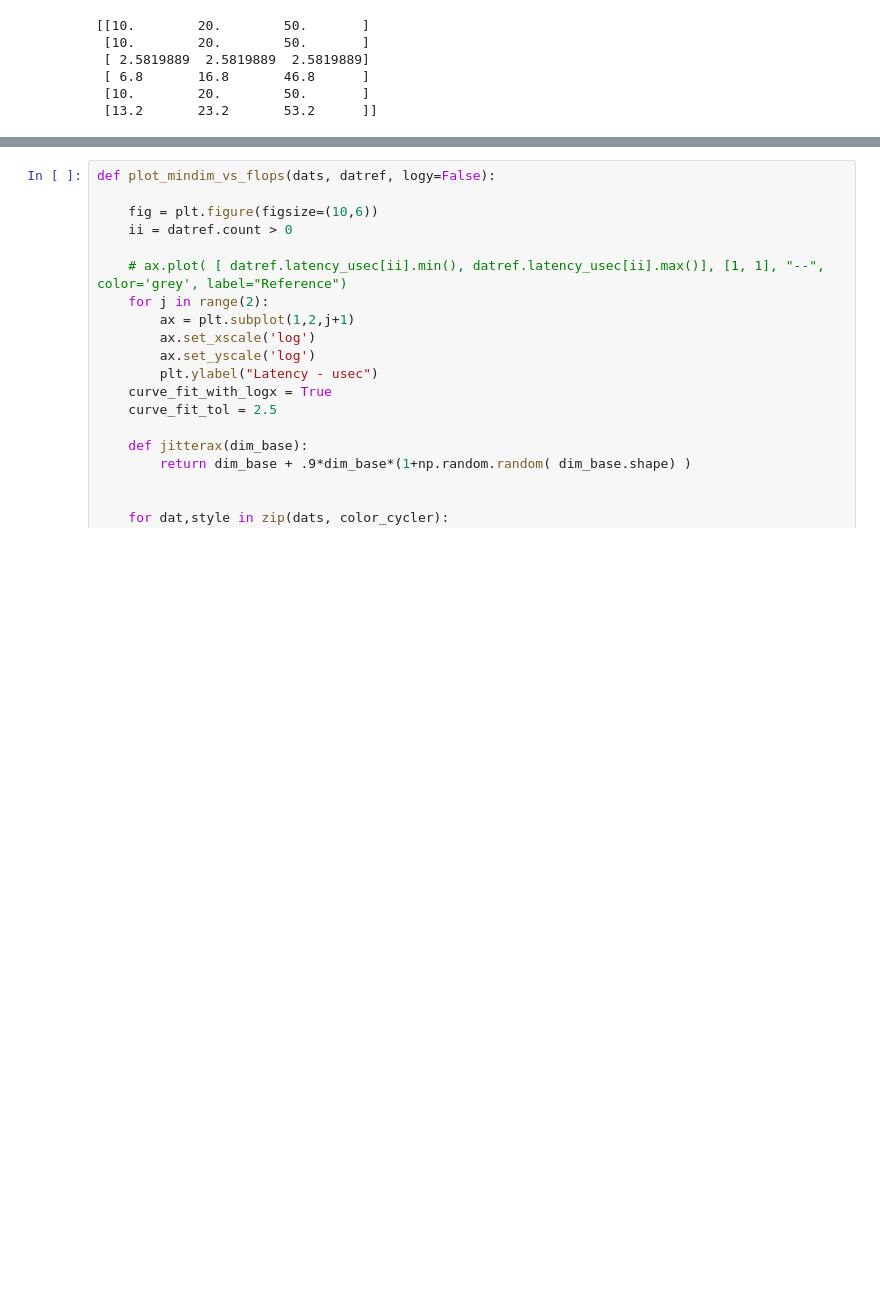
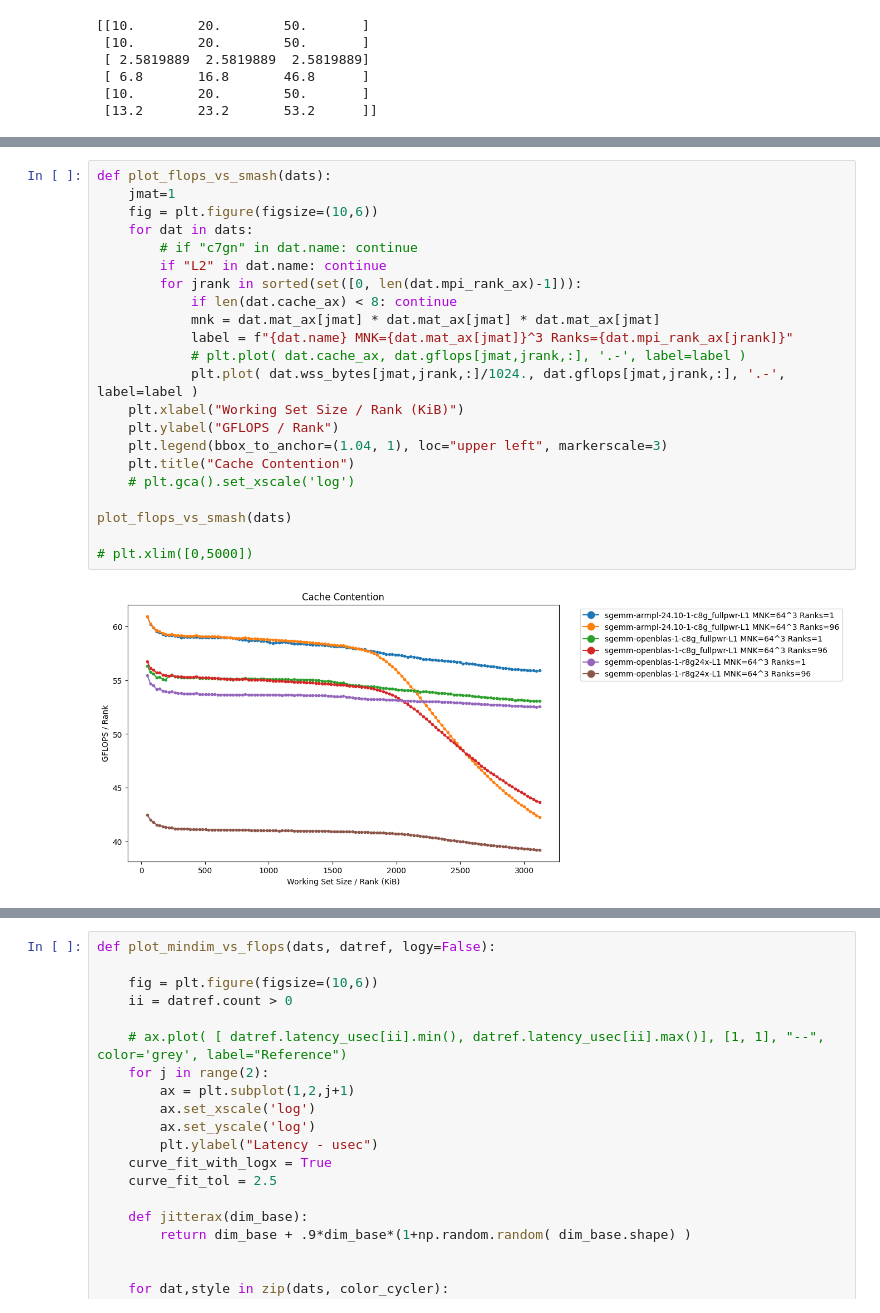
Before and after one commit to lrbison/lrbison_benchmarks, a Jupyter notebook: src/blas_test/blas_results.ipynb, the cells around one changed output, grey strips where cells are left out. Cells and saved outputs as stored; diff of their text form; blank space fills up the shorter version.

```diff
--- a/src/blas_test/blas_results.ipynb
+++ b/src/blas_test/blas_results.ipynb
@@ -158,3 +235,27 @@ print( movstats(np.arange(0,100), np.arange(0,100), [10, 20, 50], 5)['stats'] )
+# %%
+def plot_flops_vs_smash(dats):
+    jmat=1
+    fig = plt.figure(figsize=(10,6))
+    for dat in dats:
+        # if "c7gn" in dat.name: continue
+        if "L2" in dat.name: continue
+        for jrank in sorted(set([0, len(dat.mpi_rank_ax)-1])):
+            if len(dat.cache_ax) < 8: continue
+            mnk = dat.mat_ax[jmat] * dat.mat_ax[jmat] * dat.mat_ax[jmat]
+            label = f"{dat.name} MNK={dat.mat_ax[jmat]}^3 Ranks={dat.mpi_rank_ax[jrank]}"
+            # plt.plot( dat.cache_ax, dat.gflops[jmat,jrank,:], '.-', label=label )
+            plt.plot( dat.wss_bytes[jmat,jrank,:]/1024., dat.gflops[jmat,jrank,:], '.-', label=label )
+    plt.xlabel("Working Set Size / Rank (KiB)")
+    plt.ylabel("GFLOPS / Rank")
+    plt.legend(bbox_to_anchor=(1.04, 1), loc="upper left", markerscale=3)
+    plt.title("Cache Contention")
+    # plt.gca().set_xscale('log')
+
+plot_flops_vs_smash(dats)
+
+# plt.xlim([0,5000])
+# %% [output]
+[figure, added]
 # %%
 def plot_elems_vs_flops(dats, datref, logy=False):
 
```
Also changed, not shown: parts of 7 cells of this notebook, 2 other files.
